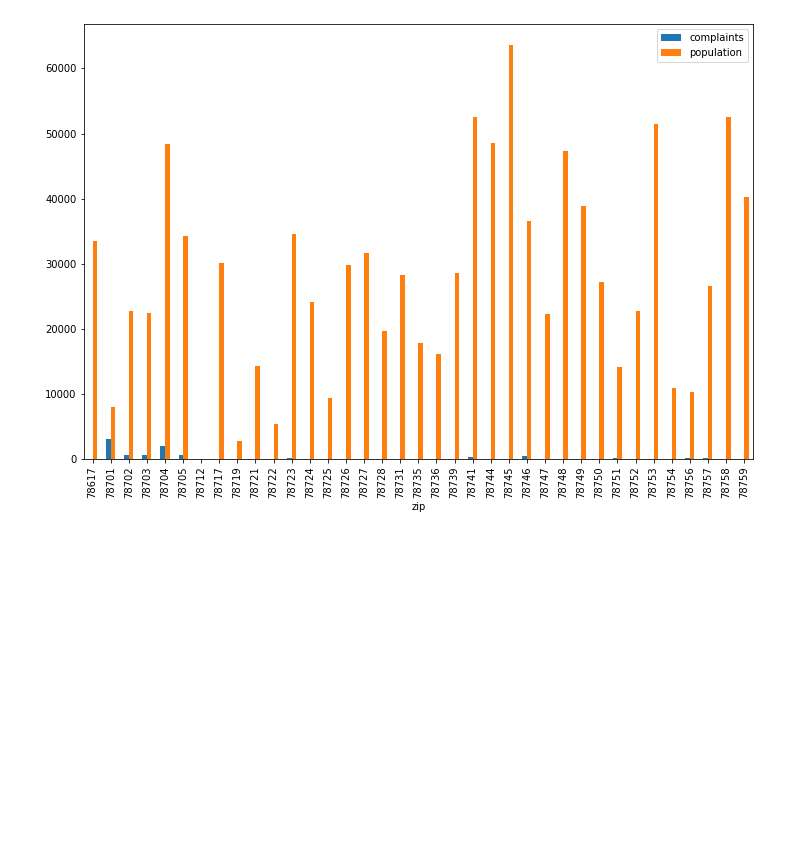
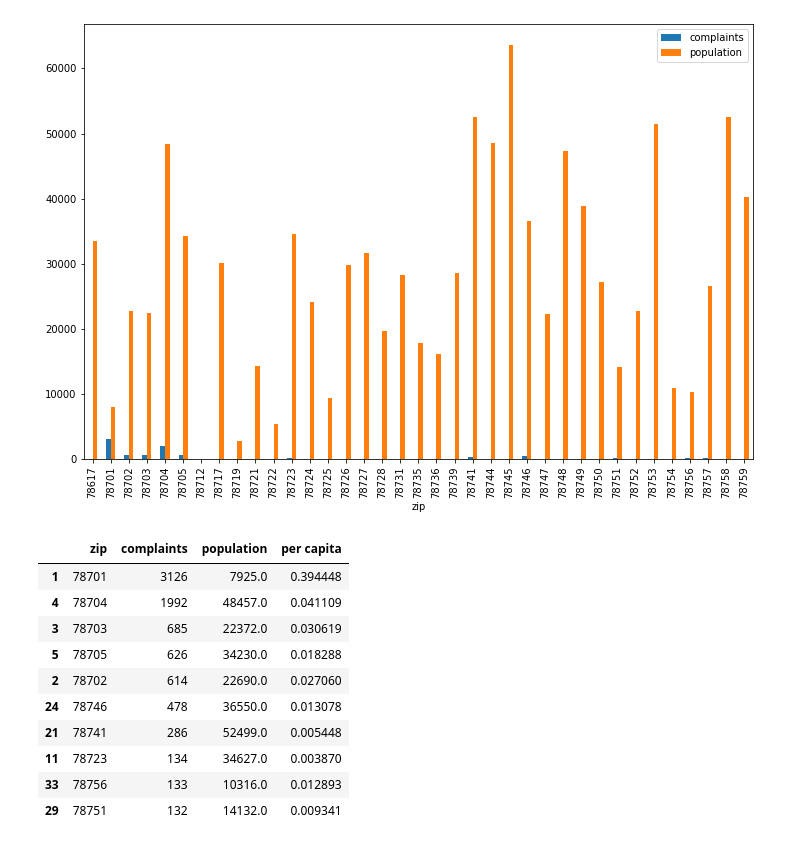
Before and after one commit to JansenKat/Scooters_In_Austin_Data_Analysis, a Jupyter notebook: resources/group_by_zip.ipynb, the cells around one changed output. Cells and saved outputs as stored; diff of their text form; code cells hidden in the pictures; blank space fills up the shorter version.

```diff
--- a/resources/group_by_zip.ipynb
+++ b/resources/group_by_zip.ipynb
@@ -188,4 +188,20 @@ zippop.plot(x="zip", y=["complaints", "population"], kind="bar", figsize = (12,8
 per_cap= zippop['complaints']/zippop['population']
 # zippop.rename(columns= {"per_cap": "complaints per capita"}).dropna()
 zippop['per capita'] = per_cap
+# %%
+zippop = zippop.dropna()
+zippop = zippop.sort_values(["complaints"], ascending=False)
+zippop.head(10)
+# %% [output]
+|  | zip | complaints | population | per capita |
+| 1 | 78701 | 3126 | 7925.0 | 0.394448 |
+| 4 | 78704 | 1992 | 48457.0 | 0.041109 |
+| 3 | 78703 | 685 | 22372.0 | 0.030619 |
+| 5 | 78705 | 626 | 34230.0 | 0.018288 |
+| 2 | 78702 | 614 | 22690.0 | 0.027060 |
+| 24 | 78746 | 478 | 36550.0 | 0.013078 |
+| 21 | 78741 | 286 | 52499.0 | 0.005448 |
+| 11 | 78723 | 134 | 34627.0 | 0.003870 |
+| 33 | 78756 | 133 | 10316.0 | 0.012893 |
+| 29 | 78751 | 132 | 14132.0 | 0.009341 |
 # %%
```
Also changed, not shown: parts of 5 cells of this notebook.
